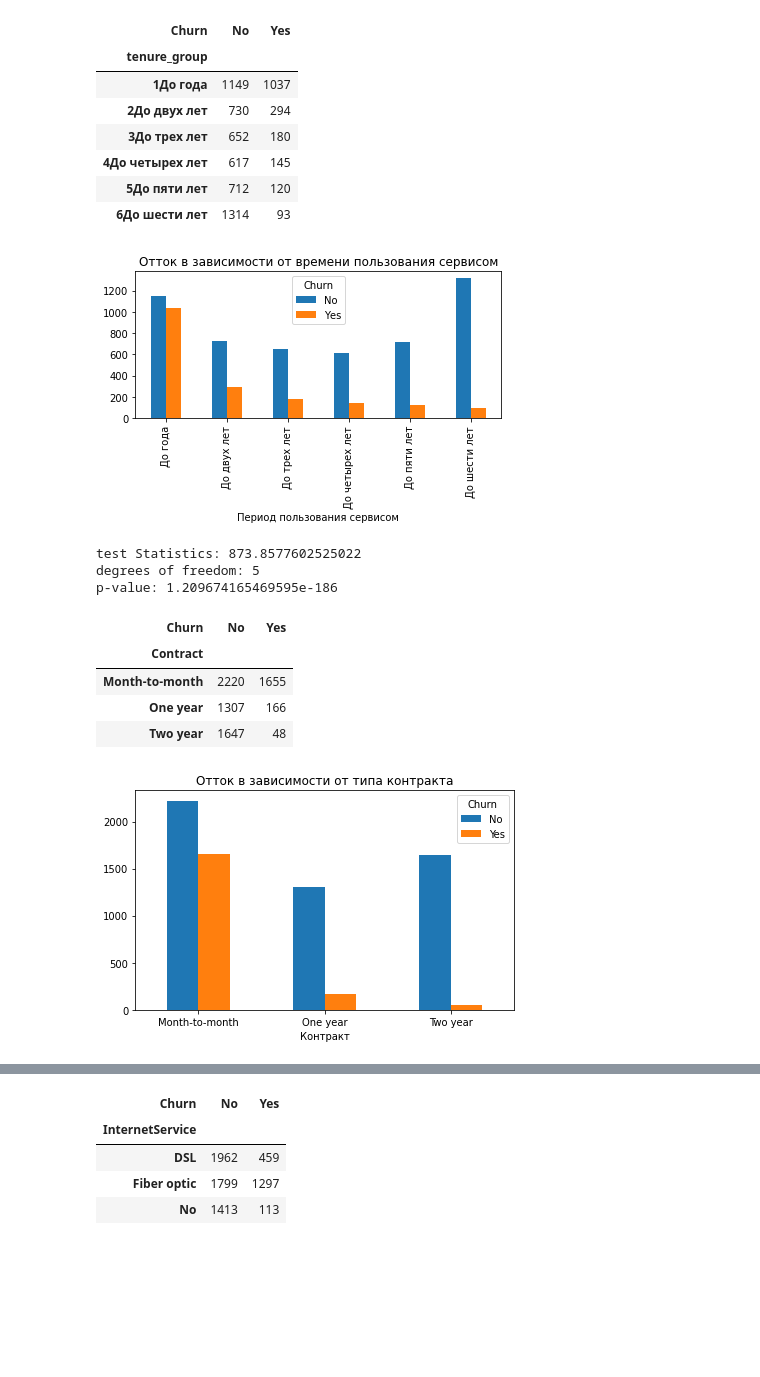
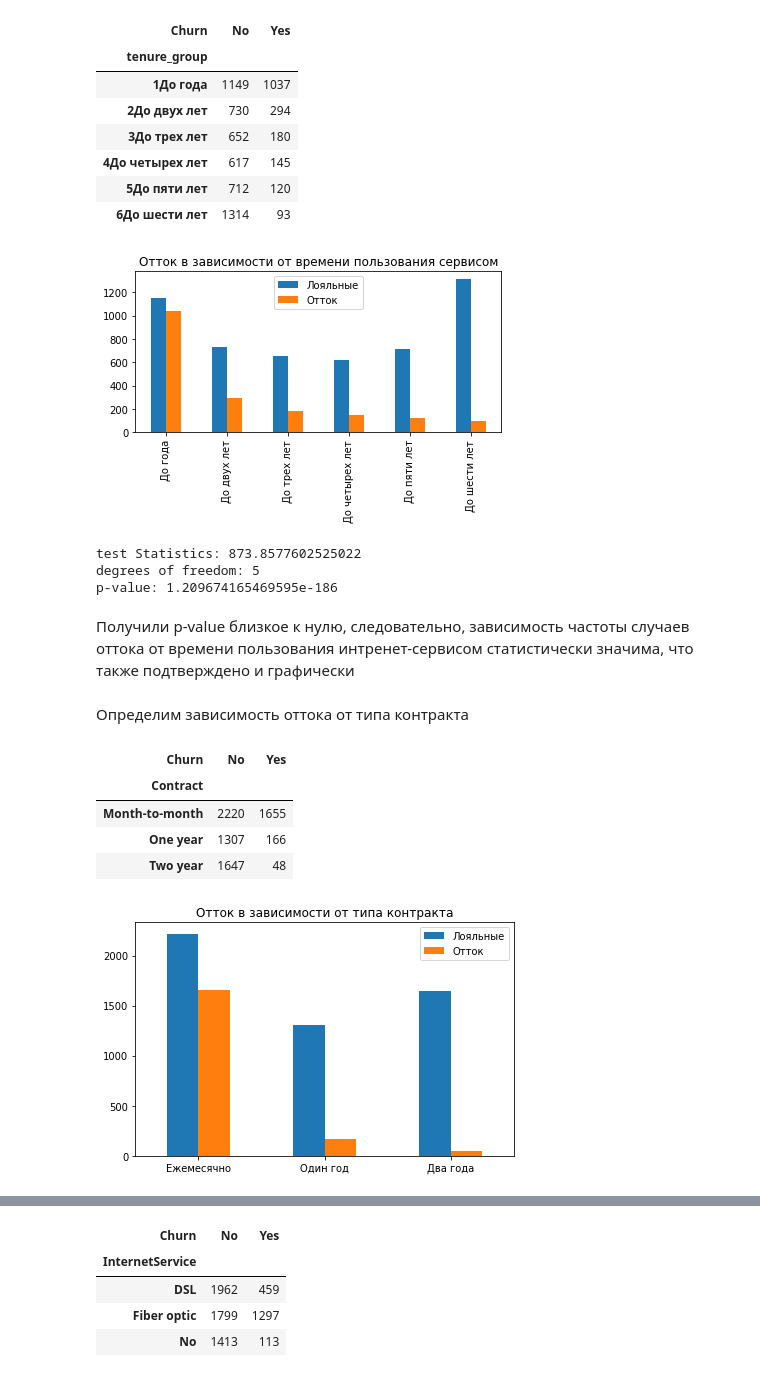
Before and after one commit to Anastasiya-Melnikova/final_project, a Jupyter notebook: final_project.ipynb, the cells around one changed output, grey strips where cells are left out. Cells and saved outputs as stored; diff of their text form; code cells hidden in the pictures; blank space fills up the shorter version.

```diff
--- a/final_project.ipynb
+++ b/final_project.ipynb
@@ -375,13 +381,14 @@ table_tenure
 # %%
 table_tenure.plot(kind='bar')
 plt.xticks(range(6), ['До года', 'До двух лет', 'До трех лет', 'До четырех лет', 'До пяти лет', 'До шести лет'])
-plt.xlabel('Период пользования сервисом')
+plt.xlabel('')
 plt.title('Отток в зависимости от времени пользования сервисом')
+plt.legend(['Лояльные', 'Отток'])
 plt.tight_layout()
 plt.savefig('Распределение оттока в зависимости от времени пользования сервисом.png', format='png', dpi=100)
 plt.show()
 # %% [output]
-[figure, old version]
+[figure, new version]
 # %%
 # выдвигаем гипотезу о том, что отток одинаков для всех временных групп
 # проверяем гипотезу с помощью критерия Хи-квадрат Пирсона
@@ -399 +403,5 @@ p-value: 1.209674165469595e-186
+# %% [markdown]
+Получили p-value близкое к нулю, следовательно, зависимость частоты случаев оттока от времени пользования интренет-сервисом статистически значима, что также подтверждено и графически
+# %% [markdown]
+Определим зависимость оттока от типа контракта
 # %%
@@ -409,9 +416,11 @@ table_contract
 # %%
 table_contract.plot(kind='bar', rot=0)
 plt.title('Отток в зависимости от типа контракта')
-plt.xlabel('Контракт')
+plt.xticks(range(3), ['Ежемесячно', 'Один год', 'Два года'])
+plt.xlabel('')
+plt.legend(['Лояльные', 'Отток'])
 plt.tight_layout()
 plt.savefig('Распределение оттока в зависимости от контракта.png', format='png', dpi=100)
 plt.show()
 # %% [output]
-[figure, old version]
+[figure, new version]
```
Also changed, not shown: parts of 101 cells of this notebook.
